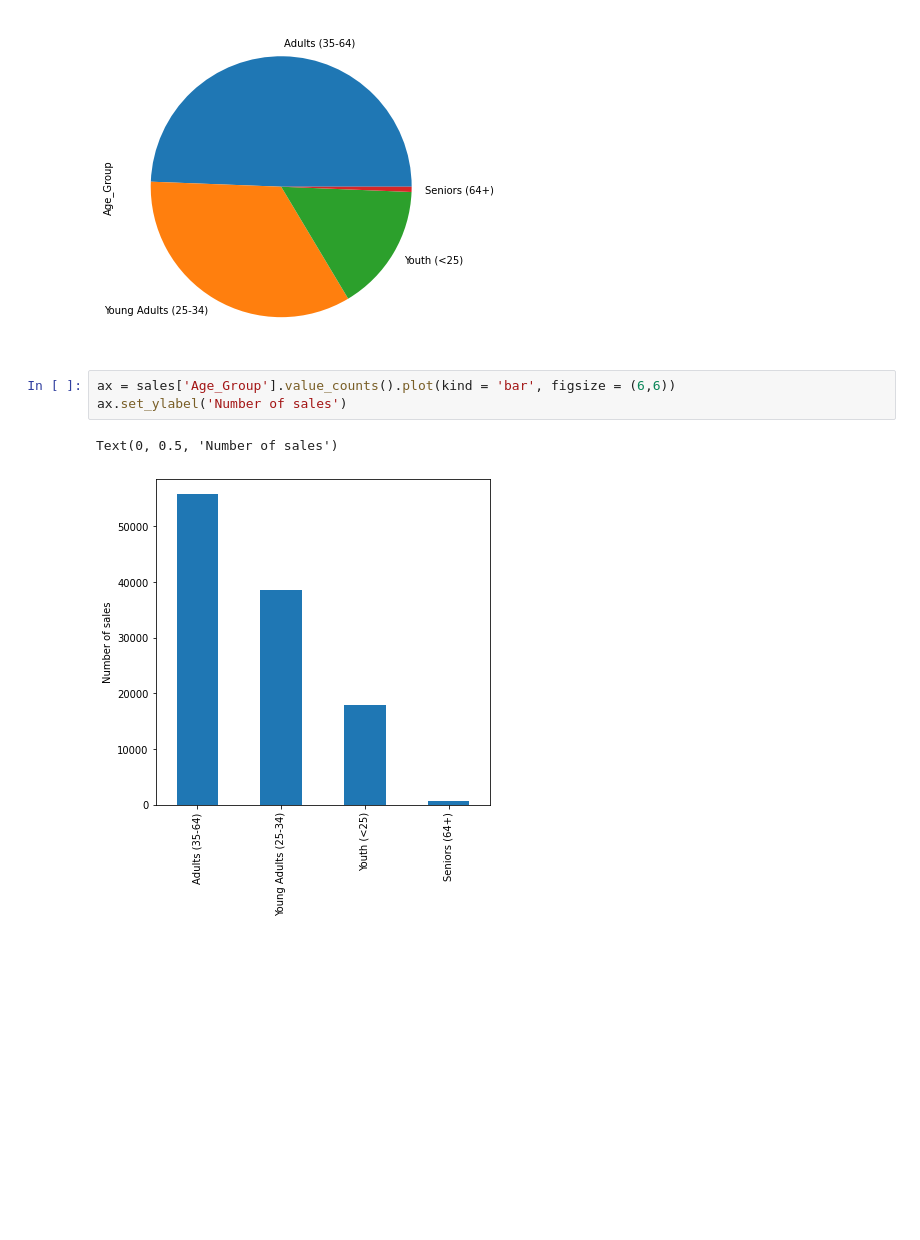
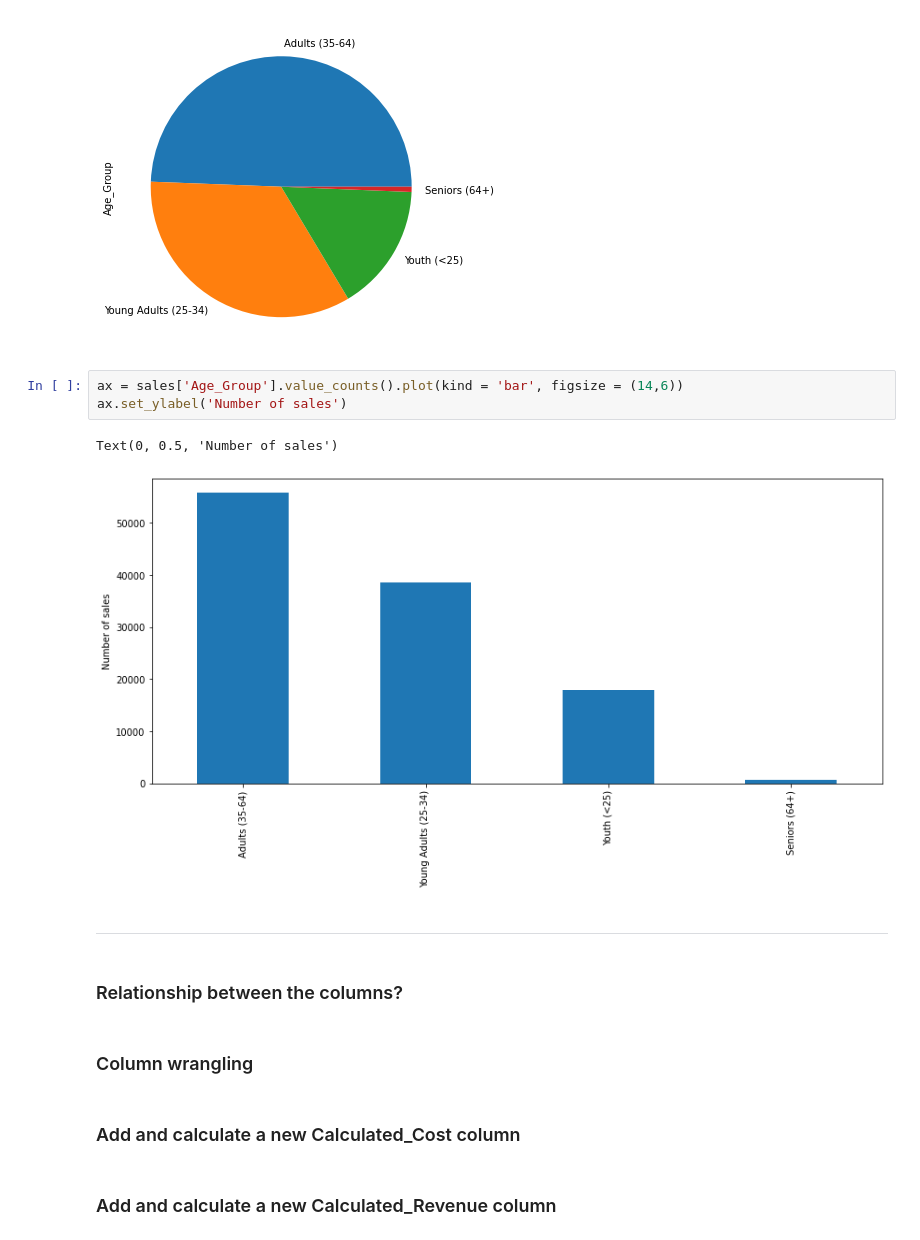
Before and after one commit to Deb-Bandy-8619/AWS-Data-Engineering, a Jupyter notebook: Bike Sales Analysis/bike_sales_analysis.ipynb, the cells around one changed output. Saved outputs shown, nothing was run; the diff lists cells and outputs as text; blank space fills up the shorter version.

```diff
--- a/Bike Sales Analysis/bike_sales_analysis.ipynb
+++ b/Bike Sales Analysis/bike_sales_analysis.ipynb
@@ -140,8 +140,18 @@ sales['Age_Group'].value_counts().plot(kind = 'pie', figsize = (6,6))
 <matplotlib.axes._subplots.AxesSubplot at 0x...>
 [figure]
 # %%
-ax = sales['Age_Group'].value_counts().plot(kind = 'bar', figsize = (6,6))
+ax = sales['Age_Group'].value_counts().plot(kind = 'bar', figsize = (14,6))
 ax.set_ylabel('Number of sales')
 # %% [output]
 Text(0, 0.5, 'Number of sales')
-[figure, old version]
+[figure, new version]
+# %% [markdown]
+___________
+# %% [markdown]
+### Relationship between the columns?
+# %% [markdown]
+### Column wrangling
+# %% [markdown]
+### Add and calculate a new Calculated_Cost column
+# %% [markdown]
+### Add and calculate a new Calculated_Revenue column
```
Also changed, not shown: parts of 4 cells of this notebook.
